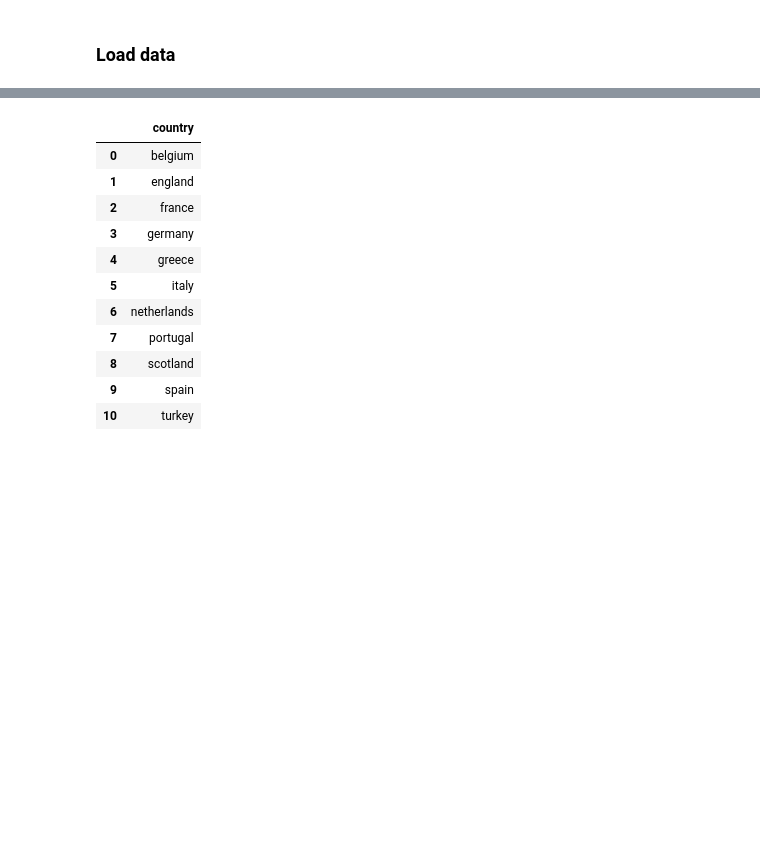
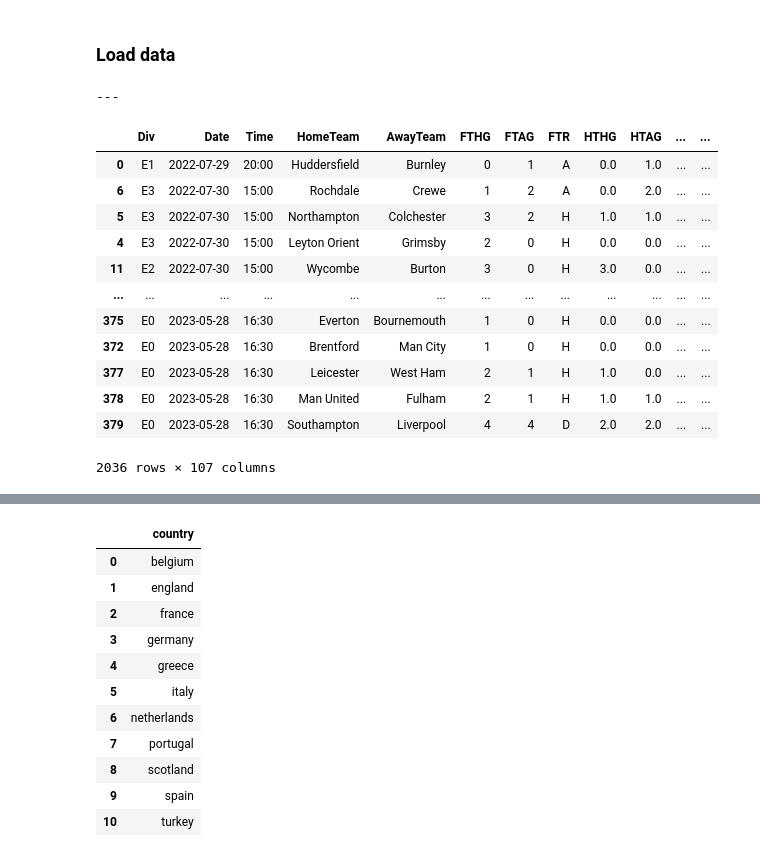
Before and after one commit to balooooooooo/machine-learning-2-coursework, a Jupyter notebook: models.ipynb, the cells around one changed output, grey strips where cells are left out. Drawn from its saved outputs; the diff is of its cells as text; code cells hidden in the pictures; blank space fills up the shorter version.

```diff
--- a/models.ipynb
+++ b/models.ipynb
@@ -26,13 +26,47 @@ for root, directory, files in os.walk("data/train_preprocessed", topdown=False):
                 dfs_train[file[:-4]] = pd.get_dummies(dfs_train[file[:-4]], columns=["Avg_bookie_prediction"], prefix='Bookie_Prediction')
             except KeyError:
                 pass
+lens_test = 0
 for root, directory, files in os.walk("data/test_preprocessed", topdown=False):
     if files:
         for file in files:
             dfs_test[file[:-4]] = pd.read_csv(f"{root}/{file}")
             try:
                 dfs_test[file[:-4]] = pd.get_dummies(dfs_test[file[:-4]], columns=["Avg_bookie_prediction"], prefix='Bookie_Prediction')
-
             except KeyError:
                 pass
-            dfs_test[file[:-4]].drop(columns=["Target_clas", "Target_regr"], inplace=True)
+
+            lens_test += dfs_test[file[:-4]].shape[0]
+print("---")
+lens_orig = 0
+df_test_y = pd.DataFrame()
+for root, directory, files in os.walk("data/orig_data", topdown=False):
+    if files:
+        for file in files:
+            # print(pd.read_csv(f"{root}/{file}").shape)
+            tmp = pd.read_csv(f"{root}/{file}")
+            lens_orig += tmp.shape[0]
+            tmp["country"] = file[:-5]
+            df_test_y = pd.concat([df_test_y, tmp], axis=0)
+# %% [output]
+---
+# %%
+df_test_y["Date"] = pd.to_datetime(df_test_y["Date"], format = '%d/%m/%Y', dayfirst=True)
+
+df_test_y.sort_values(by="Date", inplace=True, ascending=True)
+# %%
+df_test_y[df_test_y["country"]=="england"]
+# %% [output]
+|  | Div | Date | Time | HomeTeam | AwayTeam | FTHG | FTAG | FTR | HTHG | HTAG | ... | ... |
+| 0 | E1 | 2022-07-29 | 20:00 | Huddersfield | Burnley | 0 | 1 | A | 0.0 | 1.0 | ... | ... |
+| 6 | E3 | 2022-07-30 | 15:00 | Rochdale | Crewe | 1 | 2 | A | 0.0 | 2.0 | ... | ... |
+| 5 | E3 | 2022-07-30 | 15:00 | Northampton | Colchester | 3 | 2 | H | 1.0 | 1.0 | ... | ... |
+| 4 | E3 | 2022-07-30 | 15:00 | Leyton Orient | Grimsby | 2 | 0 | H | 0.0 | 0.0 | ... | ... |
+| 11 | E2 | 2022-07-30 | 15:00 | Wycombe | Burton | 3 | 0 | H | 3.0 | 0.0 | ... | ... |
+| ... | ... | ... | ... | ... | ... | ... | ... | ... | ... | ... | ... | ... |
+| 375 | E0 | 2023-05-28 | 16:30 | Everton | Bournemouth | 1 | 0 | H | 0.0 | 0.0 | ... | ... |
+| 372 | E0 | 2023-05-28 | 16:30 | Brentford | Man City | 1 | 0 | H | 0.0 | 0.0 | ... | ... |
+| 377 | E0 | 2023-05-28 | 16:30 | Leicester | West Ham | 2 | 1 | H | 1.0 | 0.0 | ... | ... |
+| 378 | E0 | 2023-05-28 | 16:30 | Man United | Fulham | 2 | 1 | H | 1.0 | 1.0 | ... | ... |
+| 379 | E0 | 2023-05-28 | 16:30 | Southampton | Liverpool | 4 | 4 | D | 2.0 | 2.0 | ... | ... |
+2036 rows × 107 columns
```
Also changed, not shown: parts of 20 cells of this notebook.
